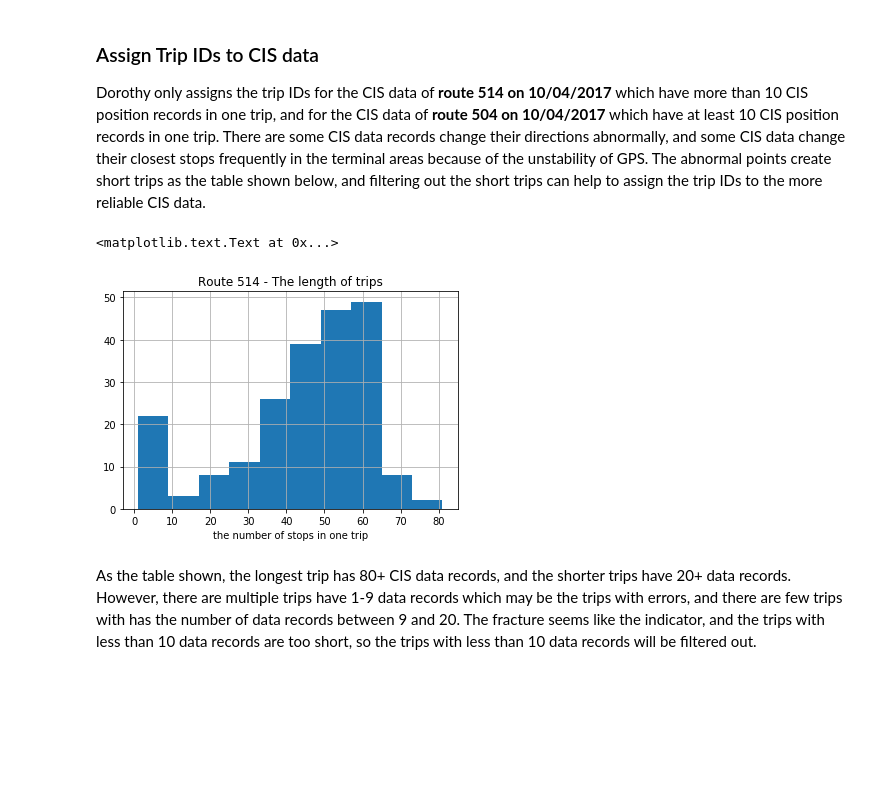
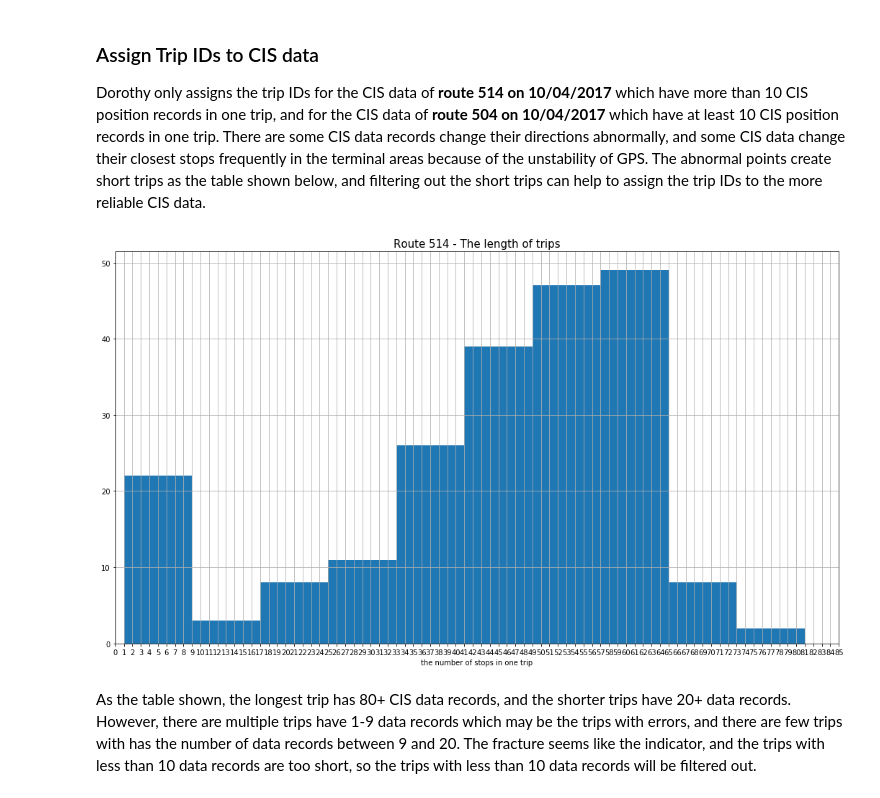
Before and after one commit to CityofToronto/bdit_data-sources, a Jupyter notebook: ttc/validating_cis_processing.ipynb, the cells around one changed output. Drawn from its saved outputs; the diff is of its cells as text; code cells hidden in the pictures; blank space fills up the shorter version.

Commit message:
Updated the histograms and queries

```diff
--- a/ttc/validating_cis_processing.ipynb
+++ b/ttc/validating_cis_processing.ipynb
@@ -228,0 +225,7 @@ There are some extreme high different values (dark blue cells) at 9 A.M. with st
+# %%
+bin_val = np.arange(min(timediff['time_diff']), max(timediff['time_diff']), 1)
+
+timediff.hist(bins=bin_val, figsize=(15,10))
+plt.title('time differences in minutes between departure_time and arrival_time')
+plt.rc('font', size=10)
+plt.rc('axes', titlesize=15)
@@ -228,0 +236,11 @@ There are some extreme high different values (dark blue cells) at 9 A.M. with st
+# %%
+timediff.hist(bins = np.arange(5, 20, 0.25), figsize=(18,10))
+plt.title('time differences in minutes between departure_time and arrival_time after 5 minutes')
+ax = plt.gca()
+ax.set_ylim([0, 4])
+f = lambda x,pos: str(x).rstrip('0').rstrip('.')
+ax.xaxis.set_major_locator(matplotlib.ticker.MultipleLocator(0.5))
+ax.xaxis.set_major_formatter(matplotlib.ticker.FuncFormatter(f))
+
+plt.rc('font', size=10)
+plt.rc('axes', titlesize=15)
@@ -351,36 +400,38 @@ ORDER BY vehicle, arrival_time
 
 trips AS(
 SELECT
 (CASE WHEN lag(vehicle, 1) OVER (PARTITION BY vehicle ORDER BY arrival_time) IS NULL
       THEN nextval('cis_lst_test')
       WHEN (direction_id <> lag(direction_id, 1) OVER (PARTITION BY vehicle ORDER BY arrival_time))
       THEN nextval('cis_lst_test')
       WHEN (direction_id = lag(direction_id, 1) OVER (PARTITION BY vehicle ORDER BY arrival_time))
       THEN currval('cis_lst_test')
 END) AS trip_id,
 arrival_time, departure_time, cis_group, direction_id, vehicle, stop_id
 FROM order_data
 ORDER BY vehicle, arrival_time
 ),
 
 open_array AS (
 SELECT trip_id, arrival_time, departure_time, unnest(cis_group) AS cis_id, direction_id, vehicle, stop_id
 FROM trips
 ORDER BY vehicle, arrival_time
 )
 
 SELECT count(*) AS cnt
 FROM open_array
 GROUP BY trip_id
 '''
 cis_list_count = pandasql.read_sql(sql_count, con)
 trips_514 = pandasql.read_sql(sql_trips_514, con)
-trips_514.hist()
+trips_514.hist(figsize=(18,10))
 plt.xlabel('the number of stops in one trip')
 plt.title('Route 514 - The length of trips')
+ax = plt.gca()
+ax.set_xlim([0, 85])
+ax.xaxis.set_major_locator(ticker.MultipleLocator(1))
 # %% [output]
-<matplotlib.text.Text at 0x...>
-[figure, old version]
+[figure, new version]
 # %% [markdown]
 As the table shown, the longest trip has 80+ CIS data records, and the shorter trips have 20+ data records. However, there are multiple trips have 1-9 data records which may be the trips with errors, and there are few trips with has the number of data records between 9 and 20. The fracture seems like the indicator, and the trips with less than 10 data records are too short, so the trips with less than 10 data records will be filtered out.
 # %% [markdown]
```
Also changed, not shown: parts of 8 cells of this notebook.
